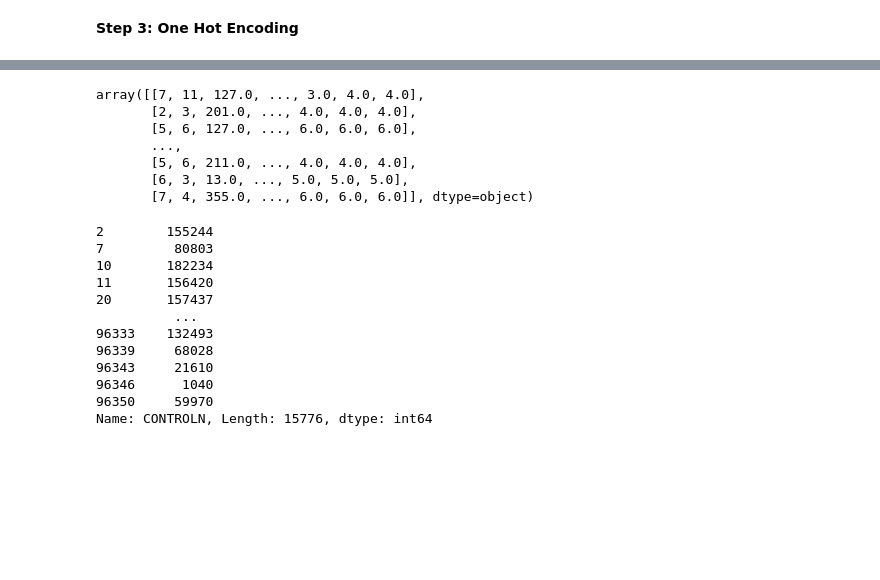
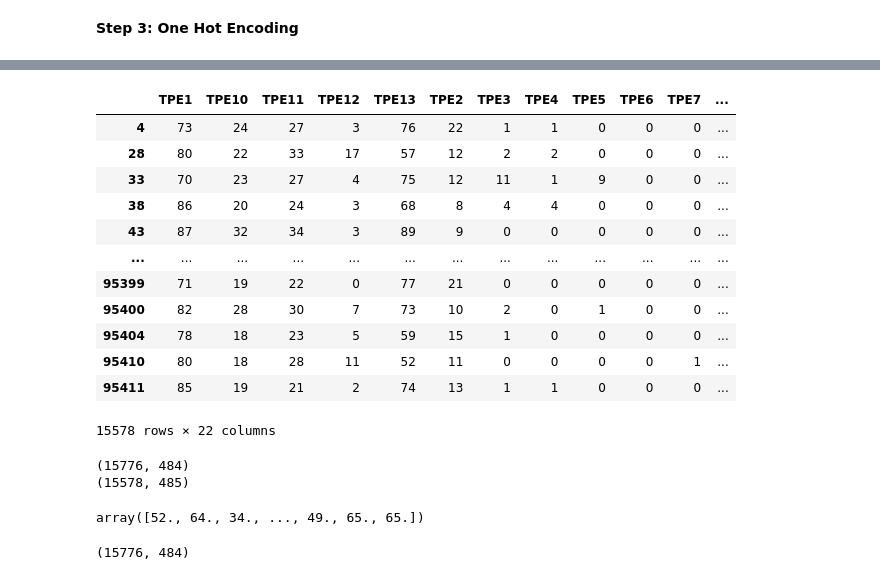
Before and after one commit to AnnetVasileva/machineLearning, a Jupyter notebook: Practical 2/KDDCUp98.ipynb, the cells around one changed output, grey strips where cells are left out. Drawn from its saved outputs; the diff is of its cells as text; code cells hidden in the pictures; blank space fills up the shorter version.

```diff
--- a/Practical 2/KDDCUp98.ipynb
+++ b/Practical 2/KDDCUp98.ipynb
@@ -235,15 +240,16 @@ val.SES = val.SES.replace({3: 1, 1: 3}) # now we replace all 3 with 1 and all 1
 val.GENDER = val.GENDER.replace({'A': 'U', 'C': 'U', ' ': np.NaN, 'J' : 'U'})
 #df.MDMAUD_A = df.MDMAUD_A.replace({'X': np.NaN})
 val.MDMAUD_F = val.MDMAUD_F.replace({'X': np.NaN})
+val.DOMAIN = val.DOMAIN.replace({'S': 1, 'T':2, 'R':3, 'C':4, 'U':5})
 
 for item in yesno_variables:
     val[item] = val[item].replace({' ': 0, 'N':0, 'Y': 1}) # these data values are a bit ambiguous since some of them do not have real N so we assume
     #that empty cells represent negative observations
 
 
-recency_val = val.columns[376:442].to_list()[0::3]
-frequency_val = val.columns[376:442].to_list()[1::3]
-amount_val = val.columns[376:442].to_list()[2::3]
+recency_val = val.columns[374:442].to_list()[0::3] + ['RFA_2R']
+frequency_val = val.columns[374:442].to_list()[1::3] + ['RFA_2F']
+amount_val = val.columns[374:442].to_list()[2::3] + ['RFA_2A']
 # %%
 too_many_nas = [] # columns where we still have too many nans
 
@@ -284,5 +283,7 @@ True
 # %%
 # now we need to drop
+df = df.drop(rfas, axis = 1)
+
 recency_dropped = list(set.intersection(set(too_many_nas), set(recency)))
 frequency_dropped = list(set.intersection(set(too_many_nas), set(frequency)))
 amount_dropped = list(set.intersection(set(too_many_nas), set(amount)))
@@ -328,7 +328,7 @@ from sklearn.preprocessing import OneHotEncoder, OrdinalEncoder
 df = df.dropna()
 val = val.dropna()
 
-one_hot_encoding = ['DOMAIN', 'CHILD03','CHILD12','CHILD18', 'GENDER', 'MDMAUD_R'] #+ recency
+one_hot_encoding = ['DOMAIN', 'CHILD03','CHILD12','CHILD18', 'GENDER', 'MDMAUD_R'] + recency
 categorical_encoding = ['MDMAUD_A', 'SES', 'INCOME'] + frequency + amount
 categories = [[ 'X' ,'L', 'C', 'M', 'T'],
               ['1','2','3'],
@@ -350,15 +446,15 @@ label_dollars = df['TARGET_D'].to_numpy() # how much donated
 
 
 columns = np.setdiff1d(df.columns,one_hot_encoding)
-columns = np.setdiff1d(df.columns,categorical_encoding)
-columns = np.setdiff1d(df.columns,['TARGET_B','TARGET_D','CONTROLN'])
+columns = np.setdiff1d(columns,categorical_encoding)
+columns = np.setdiff1d(columns,['TARGET_B','TARGET_D','CONTROLN'])
 
 df = df[columns]
 
 controln = val['CONTROLN']
 columns = np.setdiff1d(val.columns,one_hot_encoding)
-columns = np.setdiff1d(val.columns,categorical_encoding)
-columns = np.setdiff1d(val.columns,['CONTROLN'])
+columns = np.setdiff1d(columns,categorical_encoding)
+columns = np.setdiff1d(columns,['CONTROLN'])
 
 
 val = val[columns]
@@ -369,32 +483,37 @@ val = val[columns]
+# %%
+df[df.columns[300:322]]#.to_numpy()[:, np.any(df == 'N', axis = 0)]
+# %% [output]
+|  | TPE1 | TPE10 | TPE11 | TPE12 | TPE13 | TPE2 | TPE3 | TPE4 | TPE5 | TPE6 | TPE7 | ... |
+| 4 | 73 | 24 | 27 | 3 | 76 | 22 | 1 | 1 | 0 | 0 | 0 | ... |
+| 28 | 80 | 22 | 33 | 17 | 57 | 12 | 2 | 2 | 0 | 0 | 0 | ... |
+| 33 | 70 | 23 | 27 | 4 | 75 | 12 | 11 | 1 | 9 | 0 | 0 | ... |
+| 38 | 86 | 20 | 24 | 3 | 68 | 8 | 4 | 4 | 0 | 0 | 0 | ... |
+| 43 | 87 | 32 | 34 | 3 | 89 | 9 | 0 | 0 | 0 | 0 | 0 | ... |
+| ... | ... | ... | ... | ... | ... | ... | ... | ... | ... | ... | ... | ... |
+| 95399 | 71 | 19 | 22 | 0 | 77 | 21 | 0 | 0 | 0 | 0 | 0 | ... |
+| 95400 | 82 | 28 | 30 | 7 | 73 | 10 | 2 | 0 | 1 | 0 | 0 | ... |
+| 95404 | 78 | 18 | 23 | 5 | 59 | 15 | 1 | 0 | 0 | 0 | 0 | ... |
+| 95410 | 80 | 18 | 28 | 11 | 52 | 11 | 0 | 0 | 0 | 0 | 1 | ... |
+| 95411 | 85 | 19 | 21 | 2 | 74 | 13 | 1 | 1 | 0 | 0 | 0 | ... |
+15578 rows × 22 columns
 # %%
 df = np.concatenate((df,df_onehot.toarray(), df_ordinal), axis = 1)
 val = np.concatenate((val,val_onehot.toarray(), val_ordinal), axis = 1)
+# %%
+print(val.shape)
+print(df.shape)
+# %% [output]
+(15776, 484)
+(15578, 485)
 # %%
-df#.shape
+df[:, 285]
 #label_binary.shape
 # %% [output]
-array([[7, 11, 127.0, ..., 3.0, 4.0, 4.0],
-       [2, 3, 201.0, ..., 4.0, 4.0, 4.0],
-       [5, 6, 127.0, ..., 6.0, 6.0, 6.0],
-       ...,
-       [5, 6, 211.0, ..., 4.0, 4.0, 4.0],
-       [6, 3, 13.0, ..., 5.0, 5.0, 5.0],
-       [7, 4, 355.0, ..., 6.0, 6.0, 6.0]], dtype=object)
+array([52., 64., 34., ..., 49., 65., 65.])
-# %%
-controln
-# %% [output]
-2        155244
-7         80803
-10       182234
-11       156420
-20       157437
-          ...
-96333    132493
-96339     68028
-96343     21610
-96346      1040
-96350     59970
-Name: CONTROLN, Length: 15776, dtype: int64
+# %%
+val.shape
+# %% [output]
+(15776, 484)
 # %%
 # FINAL RESULT SHOULD BE df and two labels
 import pickle
```
Also changed, not shown: parts of 24 cells of this notebook.
